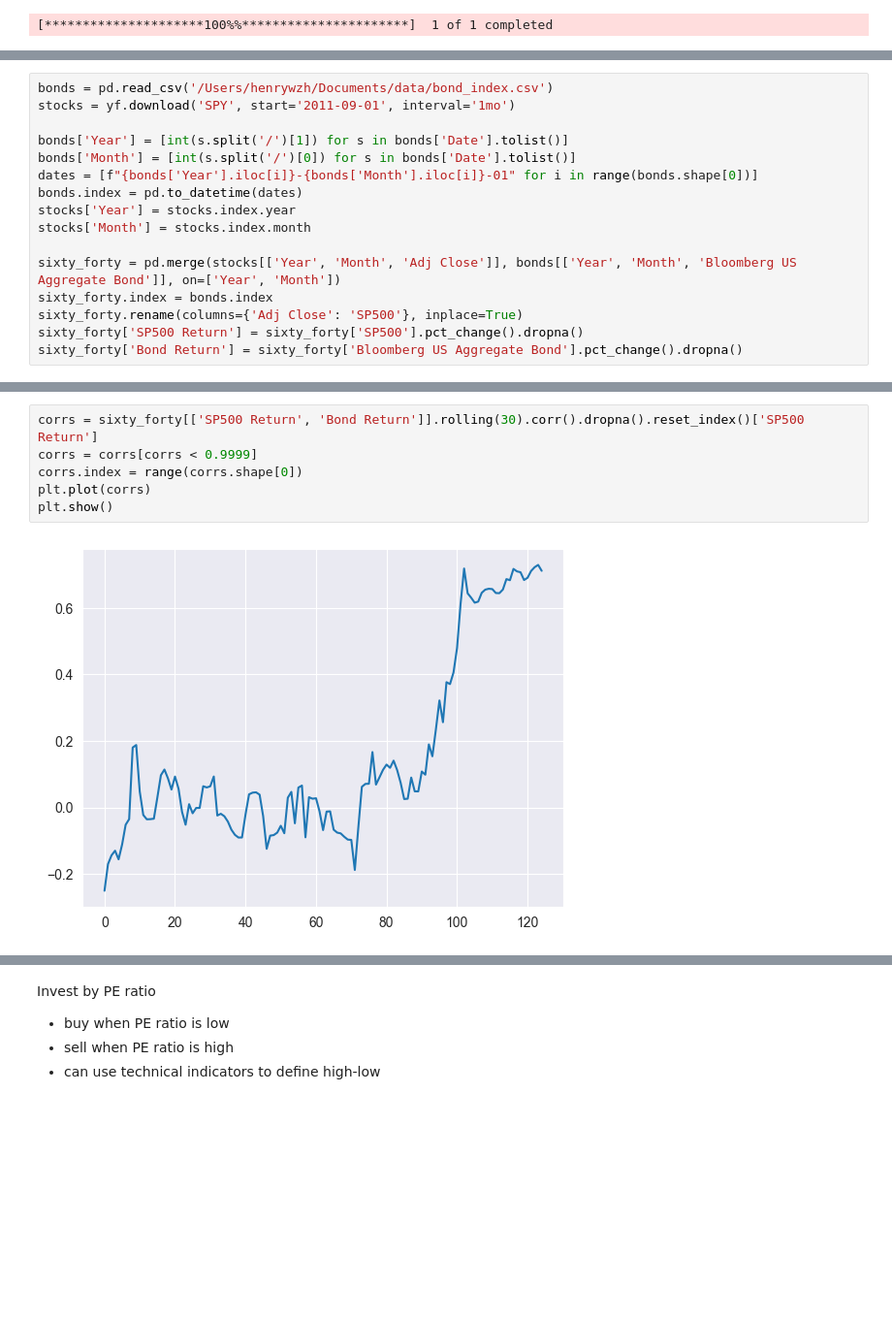
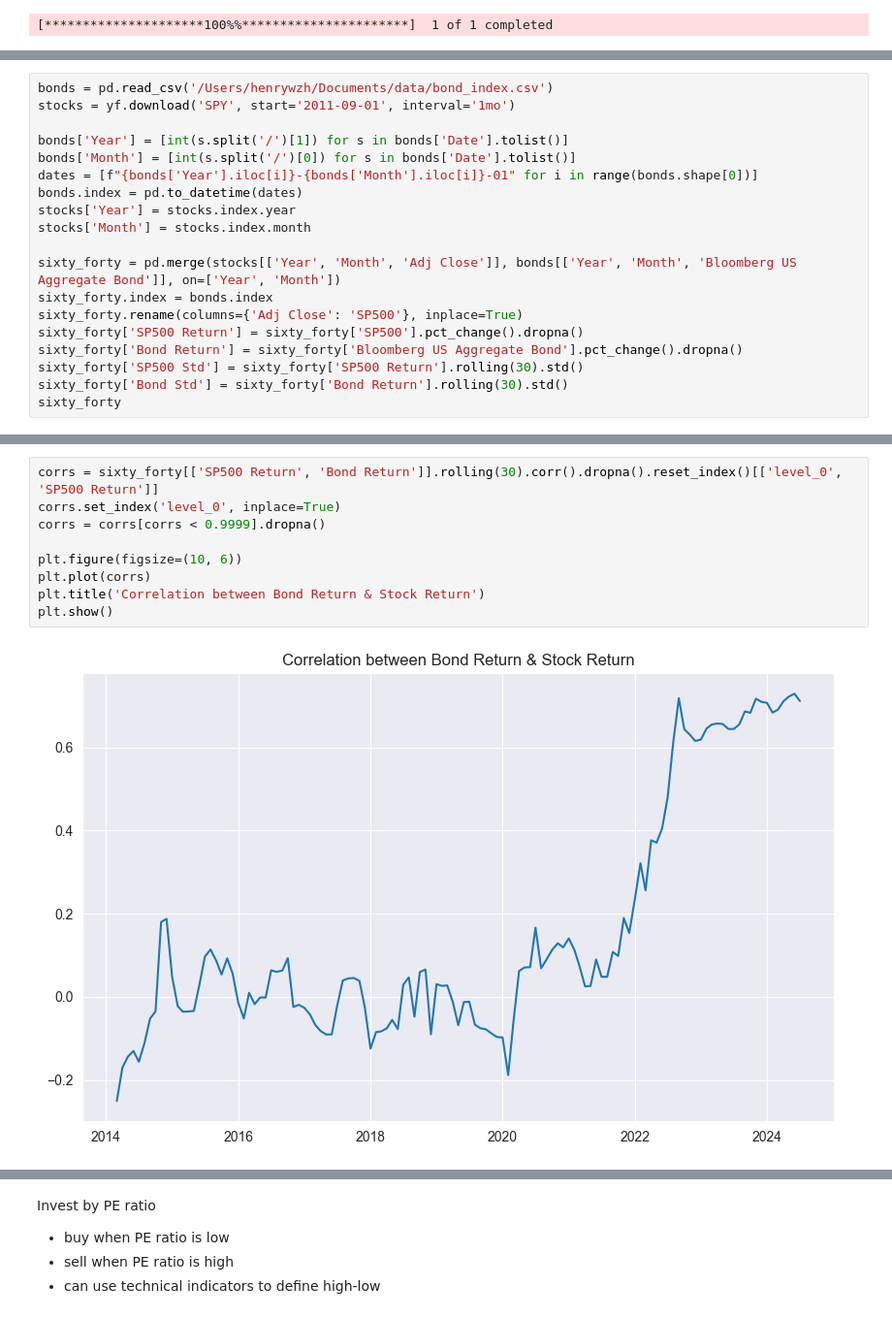
Before and after one commit to Henrywzh/right_time, a Jupyter notebook: self_research/market_corr.ipynb, the cells around one changed output, grey strips where cells are left out. Shown at 97% size. Saved outputs shown, nothing was run; the diff lists cells and outputs as text; blank space fills up the shorter version.

Commit message:
update: some new features on market_corr

```diff
--- a/research_for_fun/market_corr.ipynb
+++ b/self_research/market_corr.ipynb
@@ -120,5 +124,8 @@ sixty_forty.index = bonds.index
 sixty_forty.rename(columns={'Adj Close': 'SP500'}, inplace=True)
 sixty_forty['SP500 Return'] = sixty_forty['SP500'].pct_change().dropna()
 sixty_forty['Bond Return'] = sixty_forty['Bloomberg US Aggregate Bond'].pct_change().dropna()
+sixty_forty['SP500 Std'] = sixty_forty['SP500 Return'].rolling(30).std()
+sixty_forty['Bond Std'] = sixty_forty['Bond Return'].rolling(30).std()
+sixty_forty
 # %% [output]
 [*********************100%%**********************]  1 of 1 completed
@@ -125,8 +145,11 @@ sixty_forty['Bond Return'] = sixty_forty['Bloomberg US Aggregate Bond'].pct_chan
 # %%
-corrs = sixty_forty[['SP500 Return', 'Bond Return']].rolling(30).corr().dropna().reset_index()['SP500 Return']
-corrs = corrs[corrs < 0.9999]
-corrs.index = range(corrs.shape[0])
+corrs = sixty_forty[['SP500 Return', 'Bond Return']].rolling(30).corr().dropna().reset_index()[['level_0', 'SP500 Return']]
+corrs.set_index('level_0', inplace=True)
+corrs = corrs[corrs < 0.9999].dropna()
+
+plt.figure(figsize=(10, 6))
 plt.plot(corrs)
+plt.title('Correlation between Bond Return & Stock Return')
 plt.show()
 # %% [output]
-[figure, old version]
+[figure, new version]
```
Also changed, not shown: parts of 4 cells of this notebook, 1 other file.
